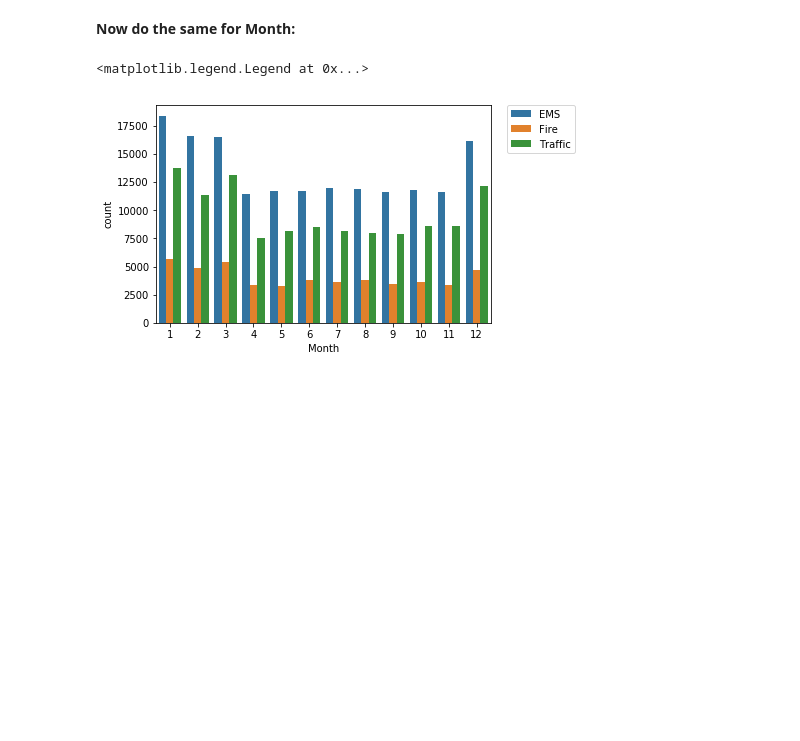
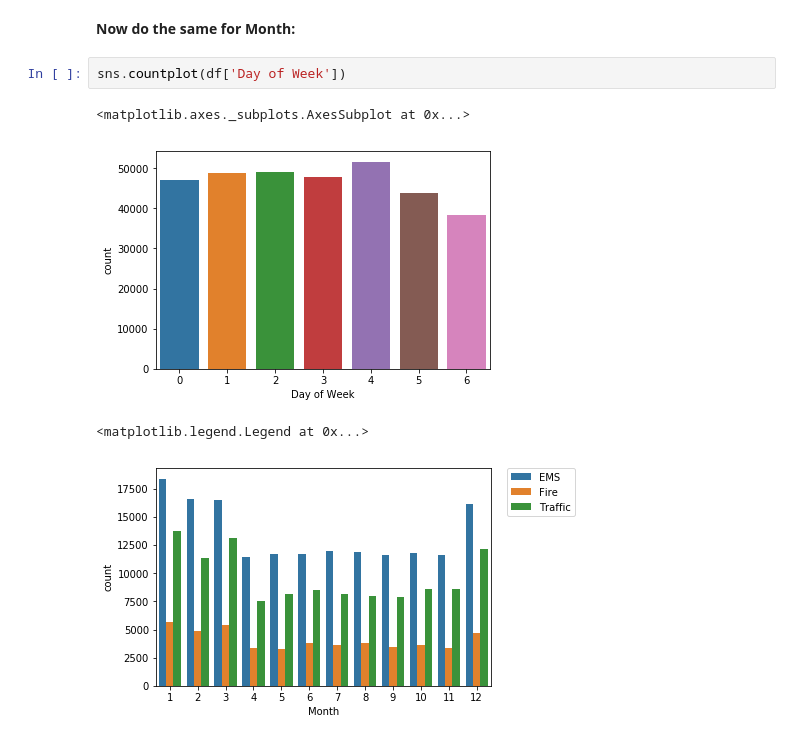
Before and after one commit to miteshmakhija/clone_demo, a Jupyter notebook: 911CallsDataProject-Overview.ipynb, the cells around one changed output. Cells and saved outputs as stored; diff of their text form; blank space fills up the shorter version.

```diff
--- a/911CallsDataProject-Overview.ipynb
+++ b/911CallsDataProject-Overview.ipynb
@@ -243,5 +249,10 @@ plt.legend(bbox_to_anchor=(1.05,1),loc=2,borderaxespad=0.)
 # %% [markdown]
 **Now do the same for Month:**
+# %%
+sns.countplot(df['Day of Week'])
+# %% [output]
+<matplotlib.axes._subplots.AxesSubplot at 0x...>
+[figure, added]
 # %%
 # %% [output]
 <matplotlib.legend.Legend at 0x...>
```
Also changed, not shown: parts of 10 cells of this notebook.
